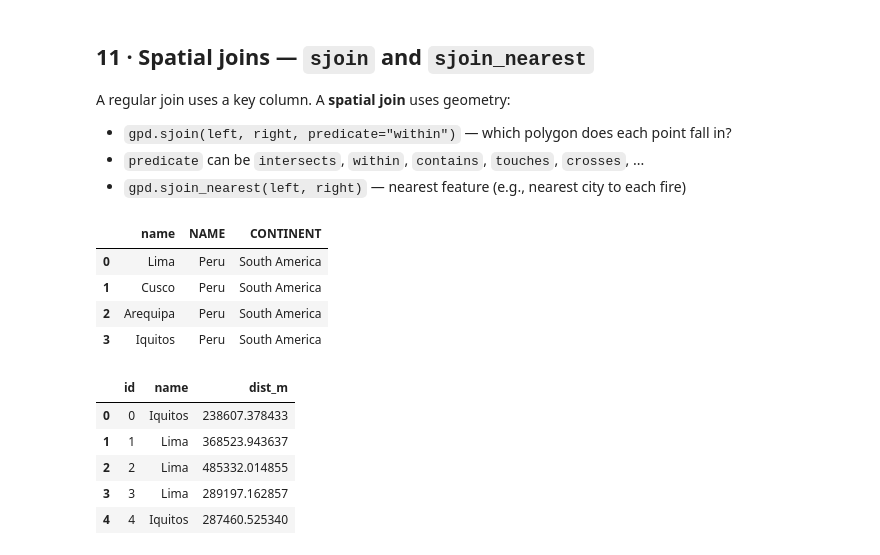
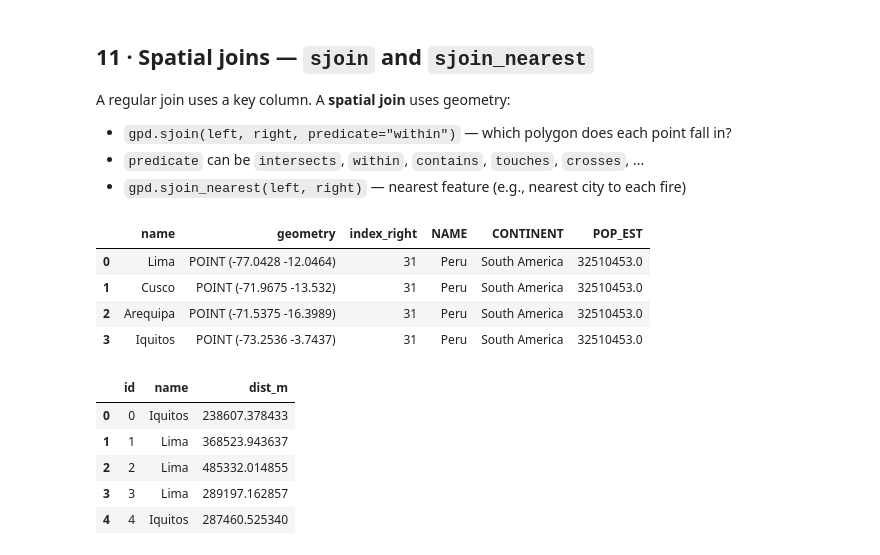
Before and after one commit to anzonyquispe/GeoAgent, a Jupyter notebook: Lectures/Lecture1.ipynb, the cells around one changed output. Cells and saved outputs as stored; diff of their text form; code cells hidden in the pictures.

```diff
--- a/Lectures/Lecture1.ipynb
+++ b/Lectures/Lecture1.ipynb
@@ -352,13 +374,14 @@ A regular join uses a key column. A **spatial join** uses geometry:
 # %%
 # Which country does each city belong to?
 joined = gpd.sjoin(cities, world, predicate="within", how="left")
-joined[["name", "NAME", "CONTINENT"]]
+# joined[["name", "NAME", "CONTINENT"]]
+joined
 # %% [output]
-|  | name | NAME | CONTINENT |
-| 0 | Lima | Peru | South America |
-| 1 | Cusco | Peru | South America |
-| 2 | Arequipa | Peru | South America |
-| 3 | Iquitos | Peru | South America |
+|  | name | geometry | index_right | NAME | CONTINENT | POP_EST |
+| 0 | Lima | POINT (-77.0428 -12.0464) | 31 | Peru | South America | 32510453.0 |
+| 1 | Cusco | POINT (-71.9675 -13.532) | 31 | Peru | South America | 32510453.0 |
+| 2 | Arequipa | POINT (-71.5375 -16.3989) | 31 | Peru | South America | 32510453.0 |
+| 3 | Iquitos | POINT (-73.2536 -3.7437) | 31 | Peru | South America | 32510453.0 |
 # %%
 # Nearest city to a set of random points in Peru
 rng = np.random.default_rng(0)
```
Also changed, not shown: parts of 5 cells of this notebook, 14 other files.
